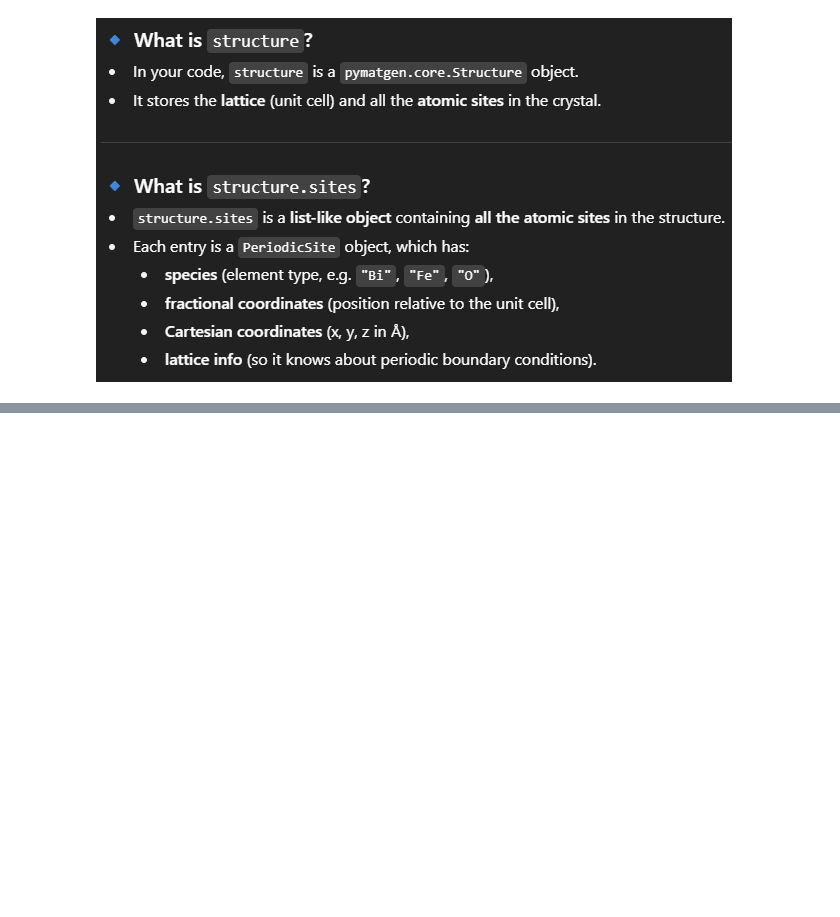
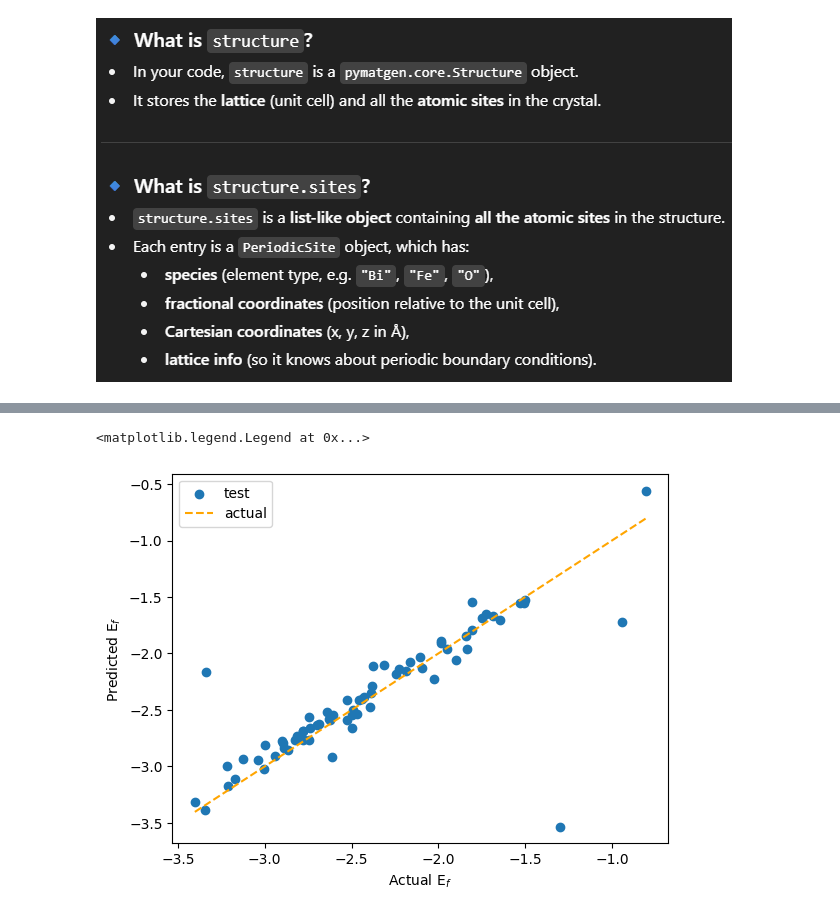
Before and after one commit to abhinf104/cgcnn, a Jupyter notebook: GNN.ipynb, the cells around one changed output, grey strips where cells are left out. Drawn from its saved outputs; the diff is of its cells as text; code cells hidden in the pictures; blank space fills up the shorter version.

```diff
--- a/GNN.ipynb
+++ b/GNN.ipynb
@@ -154,0 +301,6 @@ Fe
+# %%
+def one_hot_encode_z(atomic_number:int):
+    """We return a onehot encoding of the periodic table of elements, inputting the Z number gives the good onehot encoding for the atom in question."""
+    vector = np.zeros(118)
+    vector[atomic_number-1] = 1
+    return vector
@@ -154,0 +371,8 @@ Fe
+# %%
+cutoff_radius = 4 # Angstrom
+atoms = AseAtomsAdaptor.get_atoms(df["structure"].iloc[0])
+edge_src, edge_dst, edge_len = neighbor_list(
+                "ijd", atoms, cutoff=cutoff_radius, self_interaction=False
+            )
+# Cell parameter of atoms
+atoms.cell
@@ -154,0 +547,11 @@ Fe
+# %%
+cutoff_radius = 4.0
+sample_size   = 700
+
+sampled_df = df.sample(n=sample_size, random_state=SEED)
+
+dataset = MaterialsDataset_MP(
+    sampled_df,
+    "formation_energy_per_atom",
+    cutoff=cutoff_radius,  # cutoff radius for finding neighbours
+)
@@ -154,0 +756,23 @@ Fe
+# %%
+import matplotlib.pyplot as plt
+
+actual = []
+predicted = []
+
+model.eval()
+with torch.no_grad():
+    for i, batch in enumerate(test_loader):
+        y_pred = model(batch)
+        predicted.extend(y_pred.data.cpu().tolist())
+        actual.extend(batch.y.tolist())
+#
+min_val, max_val = np.min(actual), np.max(actual)
+#
+fig, ax = plt.subplots()
+ax.scatter(np.array(actual), np.array(predicted), label="test")
+ax.plot([min_val, max_val], [min_val, max_val], color="orange", linestyle="--", label="actual")
+ax.set(ylabel="Predicted E$_{f}$", xlabel="Actual E$_{f}$")
+plt.legend()
+# %% [output]
+<matplotlib.legend.Legend at 0x...>
+[figure, added]
```
Also changed, not shown: parts of 23 cells of this notebook.
